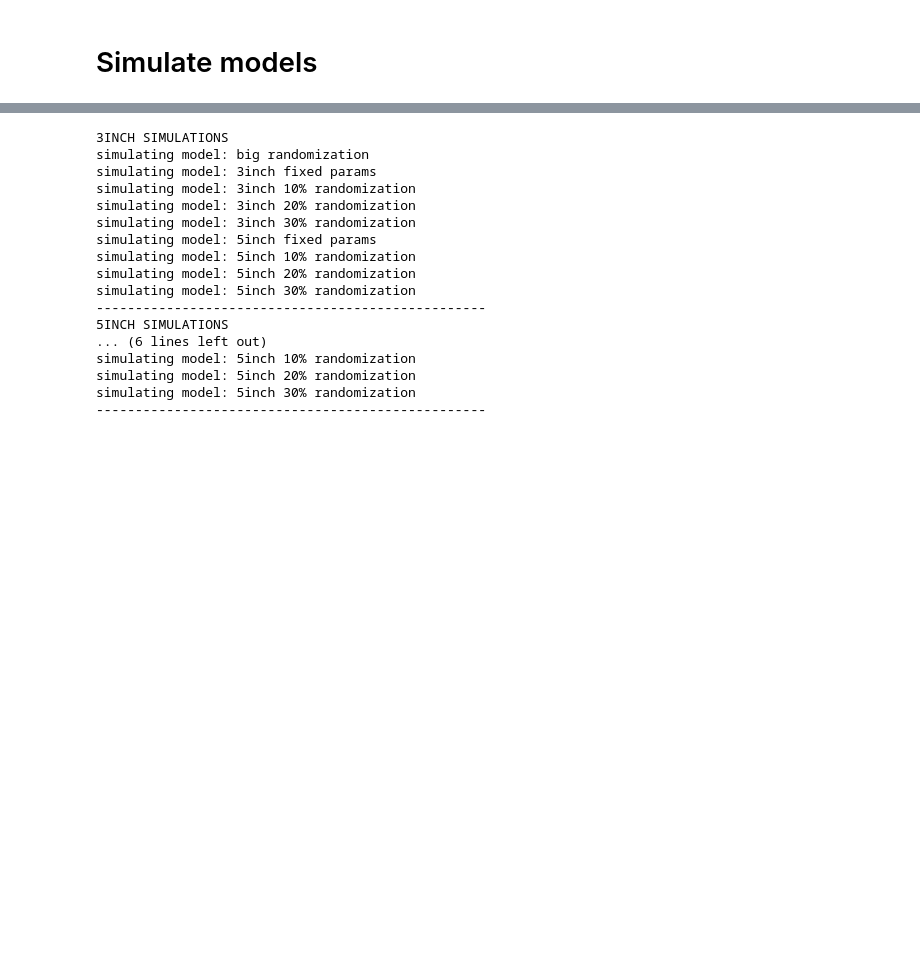
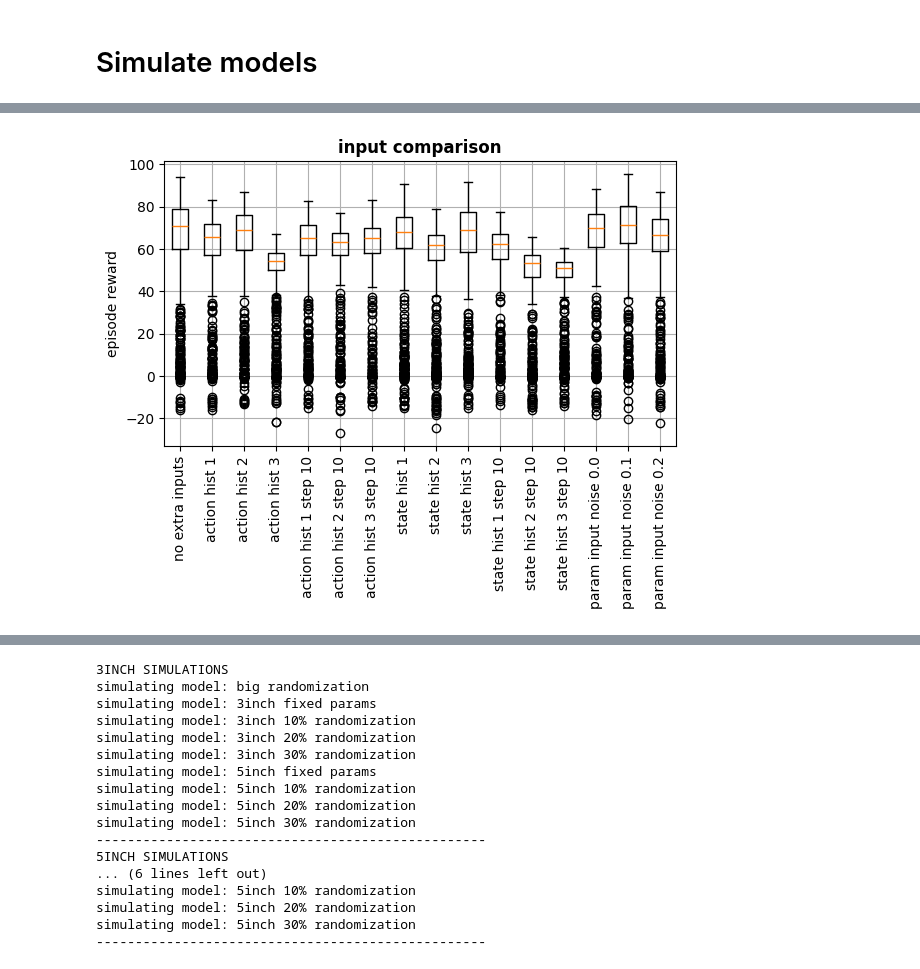
Before and after one commit to tudelft/optimal_quad_control_RL, a Jupyter notebook: Figures_Evaluate_models.ipynb, the cells around one changed output, grey strips where cells are left out. Drawn from its saved outputs; the diff is of its cells as text; code cells hidden in the pictures; blank space fills up the shorter version.

```diff
--- a/Figures_Evaluate_models.ipynb
+++ b/Figures_Evaluate_models.ipynb
@@ -193,9 +265,7 @@ cuda version: 12.1
 cudnn version: 90100
 device: cuda
 # %%
-log_path = 'logs/nn_size_comparison/run1_64_64_64_0'
-# log_path = 'logs/5inch_drone/run0_64_64_64_0'
-model = PPO.load(get_best_model(log_path))
+model = PPO.load(stats_no_extra_inputs['best_model'])
 
 env = Quadcopter3DGates(
     num_envs=1,
@@ -250,0 +372,16 @@ m = get_best_model('logs/5inch_drone/run2_5inch_30_percent_0')
+# %%
+#BOXPLOTS
+data = [ep_info_no_extra_inputs, ep_info_action_hist_1, ep_info_action_hist_2, ep_info_action_hist_3, ep_info_action_hist_1_step10, ep_info_action_hist_2_step10, ep_info_action_hist_3_step10, ep_info_state_hist_1, ep_info_state_hist_2, ep_info_state_hist_3, ep_info_state_hist_1_step10, ep_info_state_hist_2_step10, ep_info_state_hist_3_step10, ep_info_param_input_noise_00, ep_info_param_input_noise_01, ep_info_param_input_noise_02]
+label = ['no extra inputs', 'action hist 1', 'action hist 2', 'action hist 3', 'action hist 1 step 10', 'action hist 2 step 10', 'action hist 3 step 10', 'state hist 1', 'state hist 2', 'state hist 3', 'state hist 1 step 10', 'state hist 2 step 10', 'state hist 3 step 10', 'param input noise 0.0', 'param input noise 0.1', 'param input noise 0.2']
+fig, ax = plt.subplots(1,1, figsize=(6,5))
+ax.boxplot([info['ep_rew'] for info in data])
+ax.set_xticklabels(label, rotation=90)
+ax.set_ylabel('episode reward')
+ax.set_title('input comparison', fontweight='bold')
+#grid
+ax.grid()
+fig.tight_layout()
+fig.savefig('figures/input_comparison_sim.pdf')
+fig.show()
+# %% [output]
+[figure, added]
```
Also changed, not shown: parts of 14 cells of this notebook, 5 other files.
